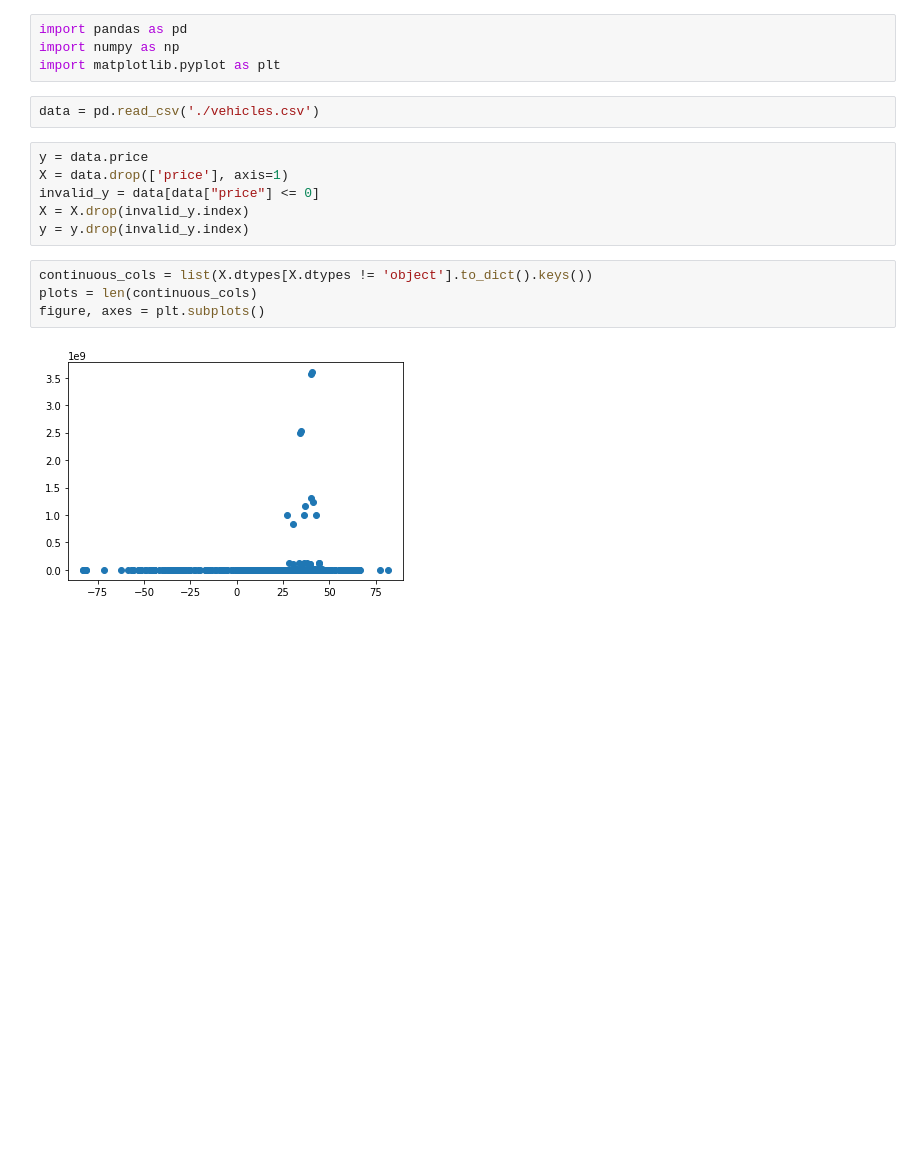
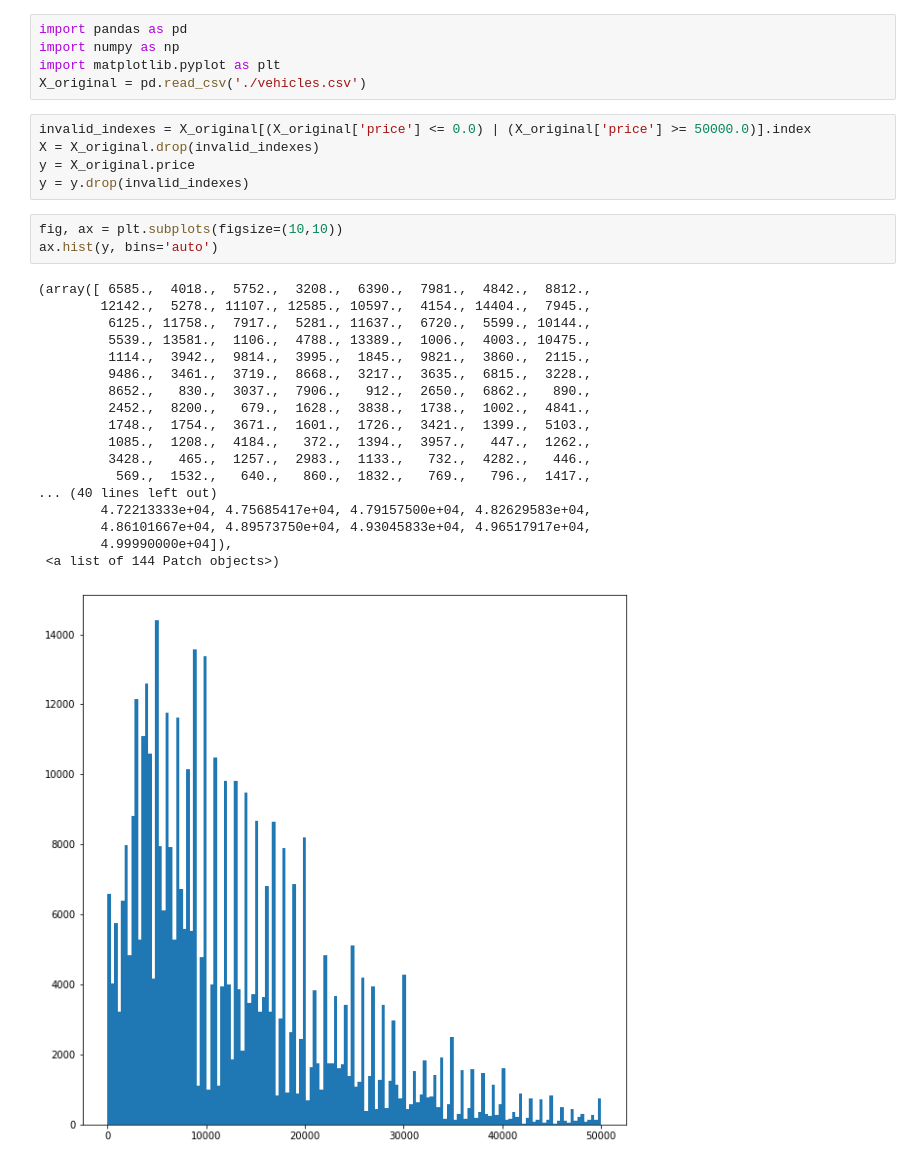
Before and after one commit to AppliedML2020/assignment-3-tomas-larrain, a Jupyter notebook: hw-3.ipynb, the cells around one changed output. Saved outputs shown, nothing was run; the diff lists cells and outputs as text; blank space fills up the shorter version.

```diff
--- a/hw-3.ipynb
+++ b/hw-3.ipynb
@@ -2,17 +2,31 @@
 import pandas as pd
 import numpy as np
 import matplotlib.pyplot as plt
+X_original = pd.read_csv('./vehicles.csv')
-# %%
-data = pd.read_csv('./vehicles.csv')
-# %%
-y = data.price
-X = data.drop(['price'], axis=1)
-invalid_y = data[data["price"] <= 0]
-X = X.drop(invalid_y.index)
-y = y.drop(invalid_y.index)
-# %%
-continuous_cols = list(X.dtypes[X.dtypes != 'object'].to_dict().keys())
-plots = len(continuous_cols)
-figure, axes = plt.subplots()
-# %% [output]
-[figure, removed]
+# %%
+invalid_indexes = X_original[(X_original['price'] <= 0.0) | (X_original['price'] >= 50000.0)].index
+X = X_original.drop(invalid_indexes)
+y = X_original.price
+y = y.drop(invalid_indexes)
+# %%
+fig, ax = plt.subplots(figsize=(10,10))
+ax.hist(y, bins='auto')
+# %% [output]
+(array([ 6585.,  4018.,  5752.,  3208.,  6390.,  7981.,  4842.,  8812.,
+        12142.,  5278., 11107., 12585., 10597.,  4154., 14404.,  7945.,
+         6125., 11758.,  7917.,  5281., 11637.,  6720.,  5599., 10144.,
+         5539., 13581.,  1106.,  4788., 13389.,  1006.,  4003., 10475.,
+         1114.,  3942.,  9814.,  3995.,  1845.,  9821.,  3860.,  2115.,
+         9486.,  3461.,  3719.,  8668.,  3217.,  3635.,  6815.,  3228.,
+         8652.,   830.,  3037.,  7906.,   912.,  2650.,  6862.,   890.,
+         2452.,  8200.,   679.,  1628.,  3838.,  1738.,  1002.,  4841.,
+         1748.,  1754.,  3671.,  1601.,  1726.,  3421.,  1399.,  5103.,
+         1085.,  1208.,  4184.,   372.,  1394.,  3957.,   447.,  1262.,
+         3428.,   465.,  1257.,  2983.,  1133.,   732.,  4282.,   446.,
+          569.,  1532.,   640.,   860.,  1832.,   769.,   796.,  1417.,
+... (40 lines left out)
+        4.72213333e+04, 4.75685417e+04, 4.79157500e+04, 4.82629583e+04,
+        4.86101667e+04, 4.89573750e+04, 4.93045833e+04, 4.96517917e+04,
+        4.99990000e+04]),
+ <a list of 144 Patch objects>)
+[figure, added]
```
Also changed, not shown: parts of 2 cells of this notebook, 1 other file.
